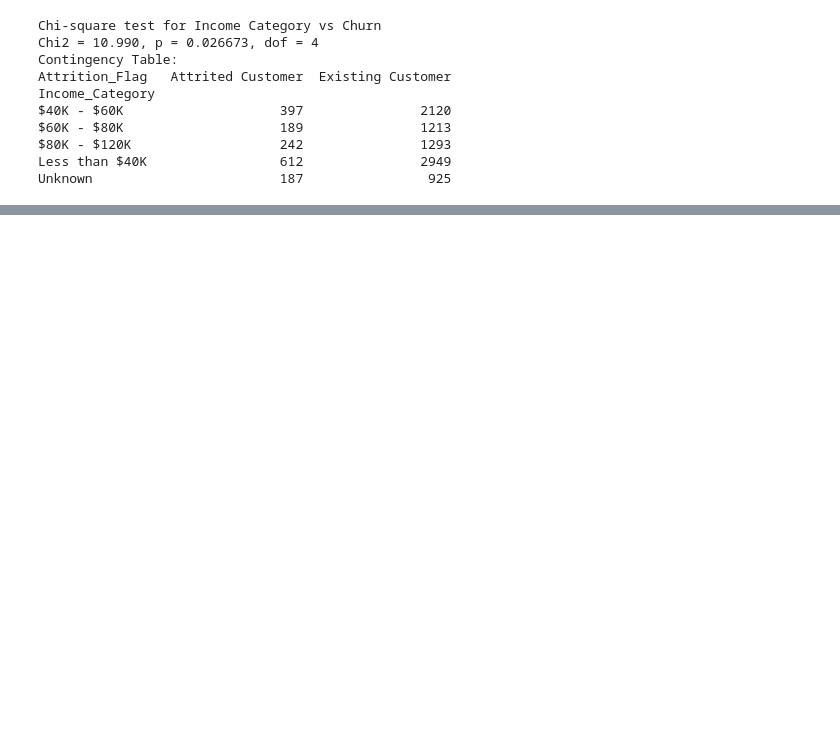
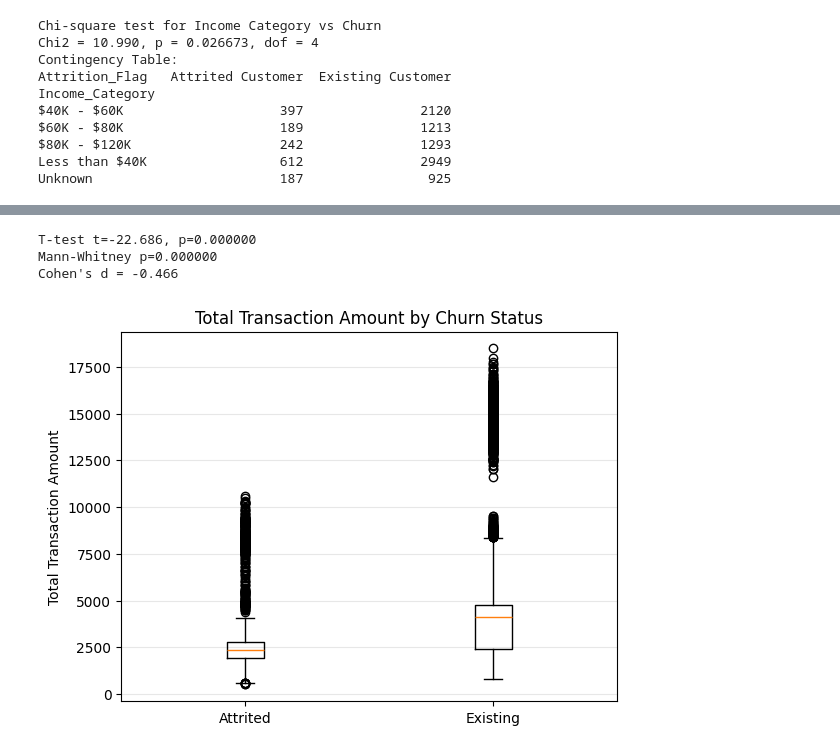
Before and after one commit to Vestibles/Credit_Card_Customer_Churn_Analysis, a Jupyter notebook: jupyter_notebooks/Hypothesis_testing.ipynb, the cells around one changed output, grey strips where cells are left out. Drawn from its saved outputs; the diff is of its cells as text; code cells hidden in the pictures; blank space fills up the shorter version.

Commit message:
Add hypotheses, stat tests and visuals

```diff
--- a/jupyter_notebooks/Hypothesis_testing.ipynb
+++ b/jupyter_notebooks/Hypothesis_testing.ipynb
@@ -54,0 +69,39 @@ fig.write_html("data/outputs/income_category_vs_churn.html")
+# %%
+# --- Statistical Test ---
+from scipy.stats import ttest_ind, mannwhitneyu
+import numpy as np
+
+col = 'Total_Trans_Amt'
+churned = df[df['Attrition_Flag']=='Attrited Customer'][col]
+retained = df[df['Attrition_Flag']=='Existing Customer'][col]
+
+# t-test (Welch) + Mann-Whitney
+t_stat, p_val = ttest_ind(churned, retained, equal_var=False)
+mw_stat, mw_p = mannwhitneyu(churned, retained, alternative='two-sided')
+
+# Cohen's d
+def cohens_d(x, y):
+    nx, ny = len(x), len(y)
+    pooled_std = np.sqrt(((nx-1)*np.std(x, ddof=1)**2 + (ny-1)*np.std(y, ddof=1)**2) / (nx+ny-2))
+    return (np.mean(x) - np.mean(y)) / pooled_std
+
+d = cohens_d(churned, retained)
+
+print(f"T-test t={t_stat:.3f}, p={p_val:.6f}")
+print(f"Mann-Whitney p={mw_p:.6f}")
+print(f"Cohen's d = {d:.3f}")
+# %% [output]
+T-test t=-22.686, p=0.000000
+Mann-Whitney p=0.000000
+Cohen's d = -0.466
+# %%
+# --- Matplotlib Visual ---
+import matplotlib.pyplot as plt
+
+plt.boxplot([churned, retained], labels=['Attrited', 'Existing'])
+plt.ylabel("Total Transaction Amount")
+plt.title("Total Transaction Amount by Churn Status")
+plt.grid(axis='y', alpha=0.3)
+plt.show()
+# %% [output]
+[figure, added]
```
Also changed, not shown: parts of 7 cells of this notebook, 4 other files.
